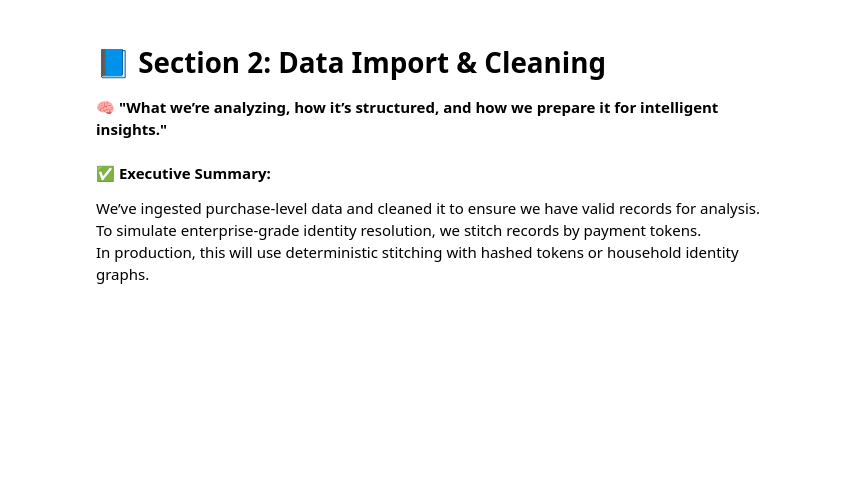
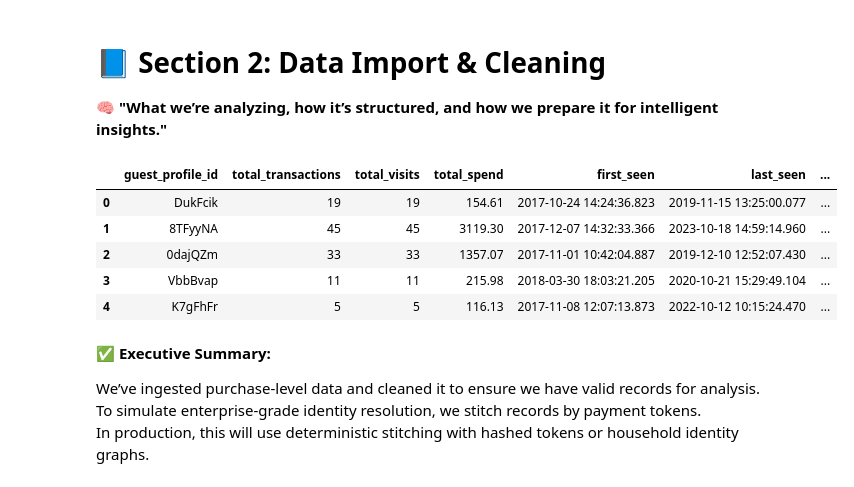
Before and after one commit to MC-Zealot/datamule-python, a Jupyter notebook: nbo/nbo_v2/NBO_EDA_v2.ipynb, the cells around one changed output. Cells and saved outputs as stored; diff of their text form; code cells hidden in the pictures; blank space fills up the shorter version.

```diff
--- a/nbo/nbo_v2/NBO_EDA_v2.ipynb
+++ b/nbo/nbo_v2/NBO_EDA_v2.ipynb
@@ -103,30 +104,39 @@ def generate_dynamic_insight(data, viz_type, segment_column=None, value_column=N
 # %%
 # ------------------------------------------------------------------------------
 # SECTION 2: DATA IMPORT & BASIC CLEANING
 # ------------------------------------------------------------------------------
 # This section loads dummy transactional data and simulates identity resolution.
 # It ensures that fields like amount, guest ID, and purchase date are properly formatted.
 # This will eventually connect to Redshift or other engineered SQL outputs.
 # ------------------------------------------------------------------------------
 
 # 📥 Load placeholder data
 # df = pd.read_csv(CSV_PATH) # 🔁 Replace w/ SQL export when live
+guest_summary['segment']=guest_summary['case']
 df = guest_summary
 
 # 🧼 Basic column cleaning
-df['purchase_date'] = pd.to_datetime(df['purchase_date'])
-df = df[df['amount'].notnull() & df['guest_id'].notnull()]
+# df['purchase_date'] = pd.to_datetime(df['purchase_date'])
+df = df[df['total_spend'].notnull() & df['guest_profile_id'].notnull()]
 
 # 🧬 Identity Resolution (simulated for now)
-# This combines guest_id with payment_token as a proxy for identity stitching.
+# This combines guest_profile_id with payment_token as a proxy for identity stitching.
 # In production: replace with secure, hashed payment identity joins.
 if USE_ID_RESOLUTION and 'payment_token' in df.columns:
-    df['resolved_id'] = df['guest_id'].astype(str) + '_' + df['payment_token'].astype(str)
+    df['resolved_id'] = df['guest_profile_id'].astype(str) + '_' + df['payment_token'].astype(str)
 else:
-    df['resolved_id'] = df['guest_id']
+    df['resolved_id'] = df['guest_profile_id']
+
 
 # 🔍 Preview sample data
 df.head()
+# %% [output]
+|  | guest_profile_id | total_transactions | total_visits | total_spend | first_seen | last_seen | ... |
+| 0 | DukFcik | 19 | 19 | 154.61 | 2017-10-24 14:24:36.823 | 2019-11-15 13:25:00.077 | ... |
+| 1 | 8TFyyNA | 45 | 45 | 3119.30 | 2017-12-07 14:32:33.366 | 2023-10-18 14:59:14.960 | ... |
+| 2 | 0dajQZm | 33 | 33 | 1357.07 | 2017-11-01 10:42:04.887 | 2019-12-10 12:52:07.430 | ... |
+| 3 | VbbBvap | 11 | 11 | 215.98 | 2018-03-30 18:03:21.205 | 2020-10-21 15:29:49.104 | ... |
+| 4 | K7gFhFr | 5 | 5 | 116.13 | 2017-11-08 12:07:13.873 | 2022-10-12 10:15:24.470 | ... |
 # %% [markdown]
 ✅ **Executive Summary:**
 
```
Also changed, not shown: parts of 7 cells of this notebook.
